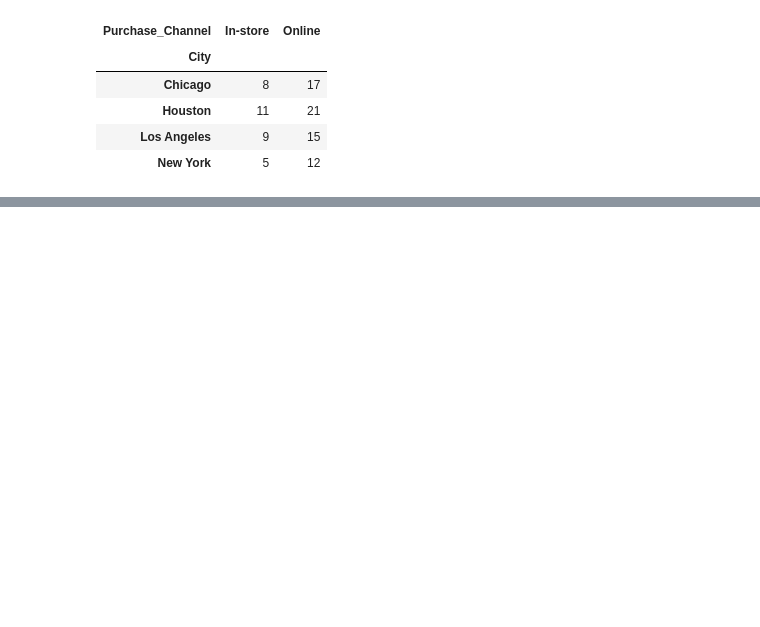
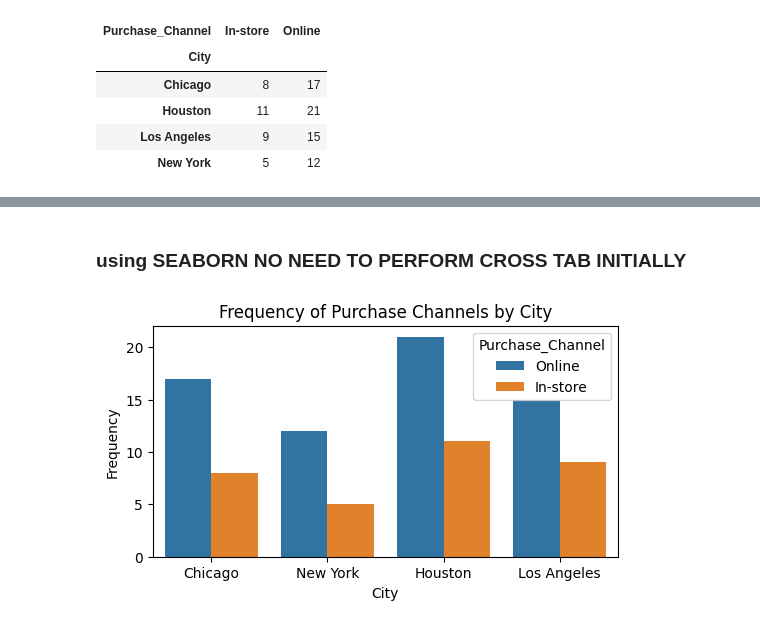
Before and after one commit to ABBAS-37405/PYTHON-AND-DATA-SCIENCE, a Jupyter notebook: dataclean.ipynb, the cells around one changed output, grey strips where cells are left out. Saved outputs shown, nothing was run; the diff lists cells and outputs as text; code cells hidden in the pictures; blank space fills up the shorter version.

```diff
--- a/dataclean.ipynb
+++ b/dataclean.ipynb
@@ -481,0 +523,11 @@ cross_tab
+# %% [markdown]
+### using SEABORN NO NEED TO PERFORM CROSS TAB INITIALLY
+# %%
+plt.figure(figsize=(6,3))
+sns.countplot(x='City',hue='Purchase_Channel',data=final_data)
+plt.xlabel('City')
+plt.ylabel('Frequency')
+plt.title('Frequency of Purchase Channels by City')
+plt.show()
+# %% [output]
+[figure, added]
```
Also changed, not shown: parts of 8 cells of this notebook.
